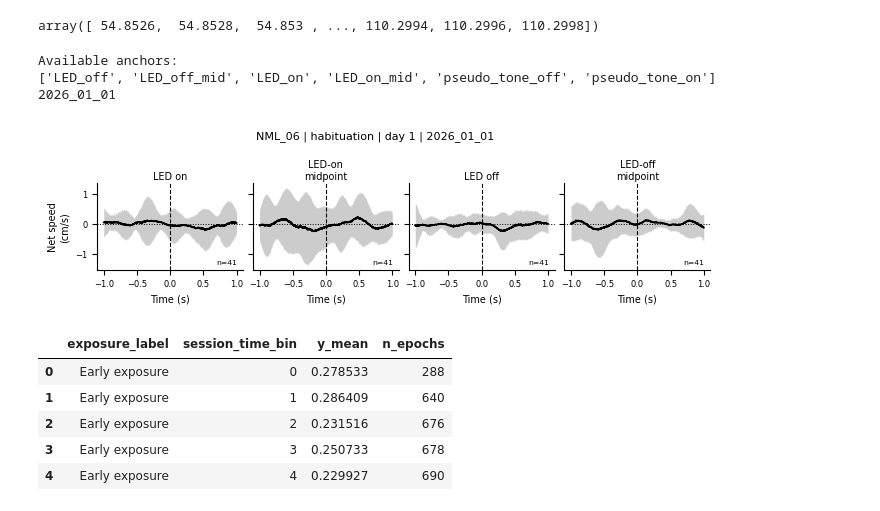
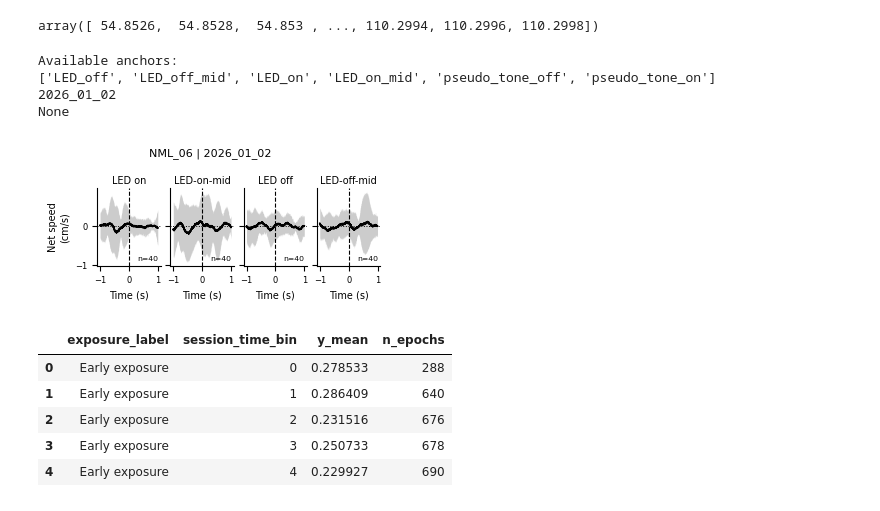
Before and after one commit to neuromomentumlab/Classical_Conditioning_Air_Wheel, a Jupyter notebook: Python/notebooks/habituation_analysis_02_annotated.ipynb, the cells around one changed output. Saved outputs shown, nothing was run; the diff lists cells and outputs as text; code cells hidden in the pictures.

Commit message:
Air and Tone Analysis

```diff
--- a/Python/notebooks/habituation_analysis_02_annotated.ipynb
+++ b/Python/notebooks/habituation_analysis_02_annotated.ipynb
@@ -2319,9 +2302,9 @@ def plot_raw_net_speed_around_4anchors_one_animal(
 
     anchor_labels = {
         anchor_order[0]: "LED on",
-        anchor_order[1]: "LED-on\nmidpoint",
+        anchor_order[1]: "LED-on-mid",
         anchor_order[2]: "LED off",
-        anchor_order[3]: "LED-off\nmidpoint",
+        anchor_order[3]: "LED-off-mid",
     }
 
     sub_all = epoch_matrix_df[
@@ -2409,7 +2392,7 @@ def plot_raw_net_speed_around_4anchors_one_animal(
     fig, axes = plt.subplots(
         1,
         4,
-        figsize=(6.8, 1.7),
+        figsize=(3.5, 1.5),
         sharex=True,
         sharey=True
     )
@@ -2464,55 +2447,56 @@ def plot_raw_net_speed_around_4anchors_one_animal(
         ax.spines["top"].set_visible(False)
         ax.spines["right"].set_visible(False)
 
     axes[0].set_ylabel("Net speed\n(cm/s)", fontsize=7)
 
     fig.suptitle(
-        f"{animal} | {phase} | day {phase_day_number_good} | {date}",
+        f"{animal} | {date}",
         fontsize=8,
         y=1.05
     )
 
     fig.tight_layout(pad=0.35)
-
+    print(phase_day_number_good)
     if fig_dir is not None:
         fig_dir = Path(fig_dir)
         fig_dir.mkdir(parents=True, exist_ok=True)
 
-        fname = f"Figure_raw_net_speed_4anchors_{animal}_{phase}_day{phase_day_number_good}_{date}"
+        fname = f"Figure_raw_net_speed_4anchors_{animal}_{phase}_{date}"
 
         fig.savefig(fig_dir / f"{fname}.pdf", bbox_inches="tight")
-        fig.savefig(fig_dir / f"{fname}.png", dpi=600, bbox_inches="tight")
+        # fig.savefig(fig_dir / f"{fname}.png", dpi=600, bbox_inches="tight")
 
     plt.show()
 
     return {
         "fig": fig,
         "axes": axes,
         "traces_by_anchor": traces_by_anchor,
         "time": rel_t,
         "animal": animal,
         "date": date,
         "phase": phase,
         # "phase_day_number_good": phase_day_number_good,
     }
+phase_day_number_good = None
+out = plot_raw_net_speed_around_4anchors_one_animal(
+    epoch_matrix_df=epoch_matrix_df,
+    animal="NML_06",
+    phase="habituation",
+    date="2026_01_02",
+    # phase_day_number_good=1,
+    speed_key="speed_net_cms",
+    pre_s=1.0,
+    post_s=1.0,
+    show_individual_traces=False,
+    fig_dir=fig_dir_str,
+)
+# %% [output]
+Available anchors:
+['LED_off', 'LED_off_mid', 'LED_on', 'LED_on_mid', 'pseudo_tone_off', 'pseudo_tone_on']
+2026_01_02
+None
+[figure, added]
-# %%
-out = plot_raw_net_speed_around_4anchors_one_animal(
-    epoch_matrix_df=epoch_matrix_df,
-    animal="NML_06",
-    phase="habituation",
-    date="2026_01_01",
-    # phase_day_number_good=1,
-    speed_key="speed_net_cms",
-    pre_s=1.0,
-    post_s=1.0,
-    show_individual_traces=False,
-    fig_dir=fig_dir_str,
-)
-# %% [output]
-Available anchors:
-['LED_off', 'LED_off_mid', 'LED_on', 'LED_on_mid', 'pseudo_tone_off', 'pseudo_tone_on']
-2026_01_01
-[figure, removed]
 # %%
 # --------------------------------------------------
 # Binned epoch summaries for plotting dots
```
Also changed, not shown: parts of 9 cells of this notebook.
